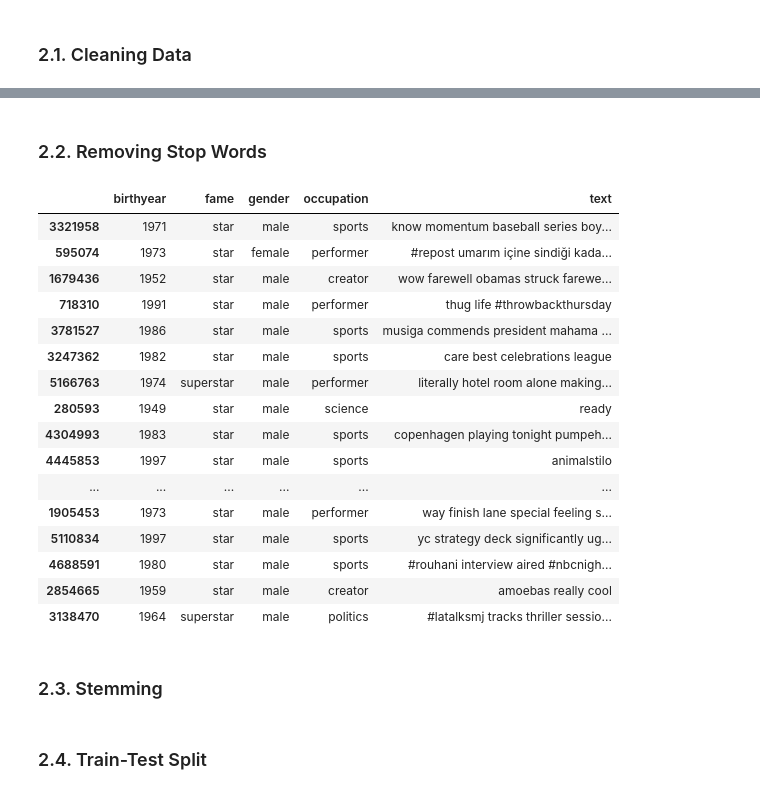
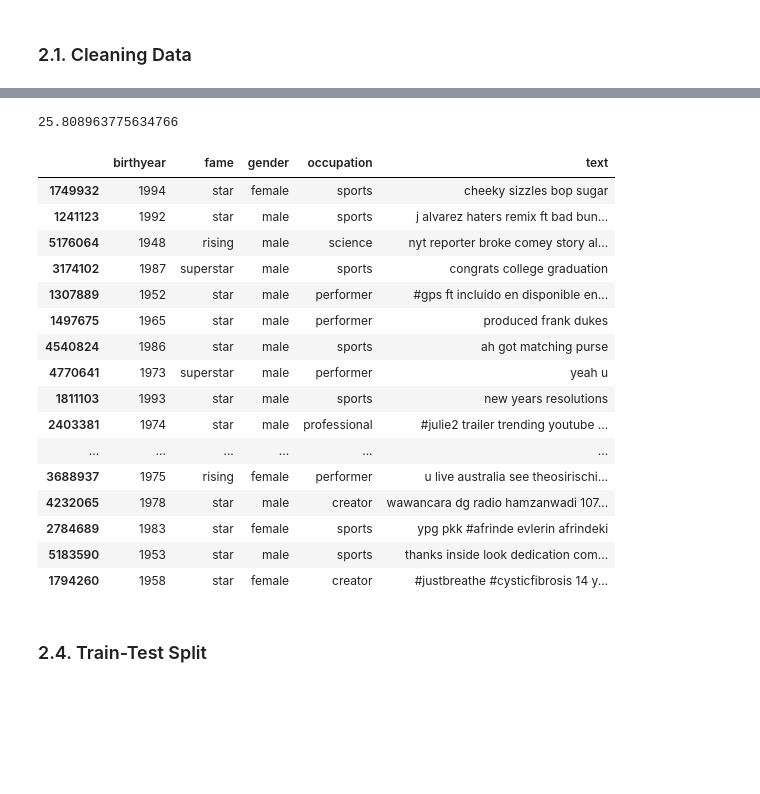
Before and after one commit to tollefj/PAN-celebrity-profiling, a Jupyter notebook: prosjekt.ipynb, the cells around one changed output, grey strips where cells are left out. Saved outputs shown, nothing was run; the diff lists cells and outputs as text; code cells hidden in the pictures; blank space fills up the shorter version.

Commit message:
encoding data

```diff
--- a/prosjekt.ipynb
+++ b/prosjekt.ipynb
@@ -100,7 +108,7 @@ if not sys.warnoptions:
 # %%
 data = data_raw
 # uncomment below to keep a subset of rows for testing
-numrows = 1000000
+numrows = 500000
 data = data_raw.loc[np.random.choice(data_raw.index, size=numrows)]
 data.shape
 # %% [output]
@@ -167,48 +170,36 @@ data.head(30)
-# %% [markdown]
-### 2.2. Removing Stop Words
-# %%
-stop_words = set(stopwords.words('english'))
-stop_words.update(['zero','one','two','three','four','five','six','seven','eight','nine','ten','may','also','across','among','beside','however','yet','within'])
-re_stop_words = re.compile(r"\b(" + "|".join(stop_words) + ")\\W", re.I)
-def removeStopWords(sentence):
-    global re_stop_words
-    return re_stop_words.sub(" ", sentence)
-
-data['text'] = data['text'].apply(removeStopWords)
-data.head(30)
-# %% [output]
-|  | birthyear | fame | gender | occupation | text |
-| 3321958 | 1971 | star | male | sports | know momentum baseball series boy... |
-| 595074 | 1973 | star | female | performer | #repost umarım içine sindiği kada... |
-| 1679436 | 1952 | star | male | creator | wow farewell obamas struck farewe... |
-| 718310 | 1991 | star | male | performer | thug life #throwbackthursday |
-| 3781527 | 1986 | star | male | sports | musiga commends president mahama ... |
-| 3247362 | 1982 | star | male | sports | care best celebrations league |
-| 5166763 | 1974 | superstar | male | performer | literally hotel room alone making... |
-| 280593 | 1949 | star | male | science | ready |
-| 4304993 | 1983 | star | male | sports | copenhagen playing tonight pumpeh... |
-| 4445853 | 1997 | star | male | sports | animalstilo |
-| ... | ... | ... | ... | ... | ... |
-| 1905453 | 1973 | star | male | performer | way finish lane special feeling s... |
-| 5110834 | 1997 | star | male | sports | yc strategy deck significantly ug... |
-| 4688591 | 1980 | star | male | sports | #rouhani interview aired #nbcnigh... |
-| 2854665 | 1959 | star | male | creator | amoebas really cool |
-| 3138470 | 1964 | superstar | male | politics | #latalksmj tracks thriller sessio... |
-# %% [markdown]
-### 2.3. Stemming
-# %%
-stemmer = SnowballStemmer("english")
-def stemming(sentence):
-    stemSentence = ""
-    for word in sentence.split():
-        stem = stemmer.stem(word)
-        stemSentence += stem
-        stemSentence += " "
-    stemSentence = stemSentence.strip()
-    return stemSentence
-
-data['text'] = data['text'].apply(stemming)
-data.head()
+# %%
+import time
+
+start = time.time()
+
+data['text'] = data['text'].str.lower()
+data['text'] = data['text'].apply(clean_all)
+# run time: around 3-4 minutes per 1 million texts
+end = time.time()
+print(end - start)
+
+# prune empty texts
+data = data.dropna()
+data.head(30)
+# %% [output]
+25.808963775634766
+|  | birthyear | fame | gender | occupation | text |
+| 1749932 | 1994 | star | female | sports | cheeky sizzles bop sugar |
+| 1241123 | 1992 | star | male | sports | j alvarez haters remix ft bad bun... |
+| 5176064 | 1948 | rising | male | science | nyt reporter broke comey story al... |
+| 3174102 | 1987 | superstar | male | sports | congrats college graduation |
+| 1307889 | 1952 | star | male | performer | #gps ft incluido en disponible en... |
+| 1497675 | 1965 | star | male | performer | produced frank dukes |
+| 4540824 | 1986 | star | male | sports | ah got matching purse |
+| 4770641 | 1973 | superstar | male | performer | yeah u |
+| 1811103 | 1993 | star | male | sports | new years resolutions |
+| 2403381 | 1974 | star | male | professional | #julie2 trailer trending youtube ... |
+| ... | ... | ... | ... | ... | ... |
+| 3688937 | 1975 | rising | female | performer | u live australia see theosirischi... |
+| 4232065 | 1978 | star | male | creator | wawancara dg radio hamzanwadi 107... |
+| 2784689 | 1983 | star | female | sports | ypg pkk #afrinde evlerin afrindeki |
+| 5183590 | 1953 | star | male | sports | thanks inside look dedication com... |
+| 1794260 | 1958 | star | female | creator | #justbreathe #cysticfibrosis 14 y... |
 # %%
 data.to_csv('PREPROCESSED.csv')
 # %%
```
Also changed, not shown: parts of 13 cells of this notebook, 1 other file.
